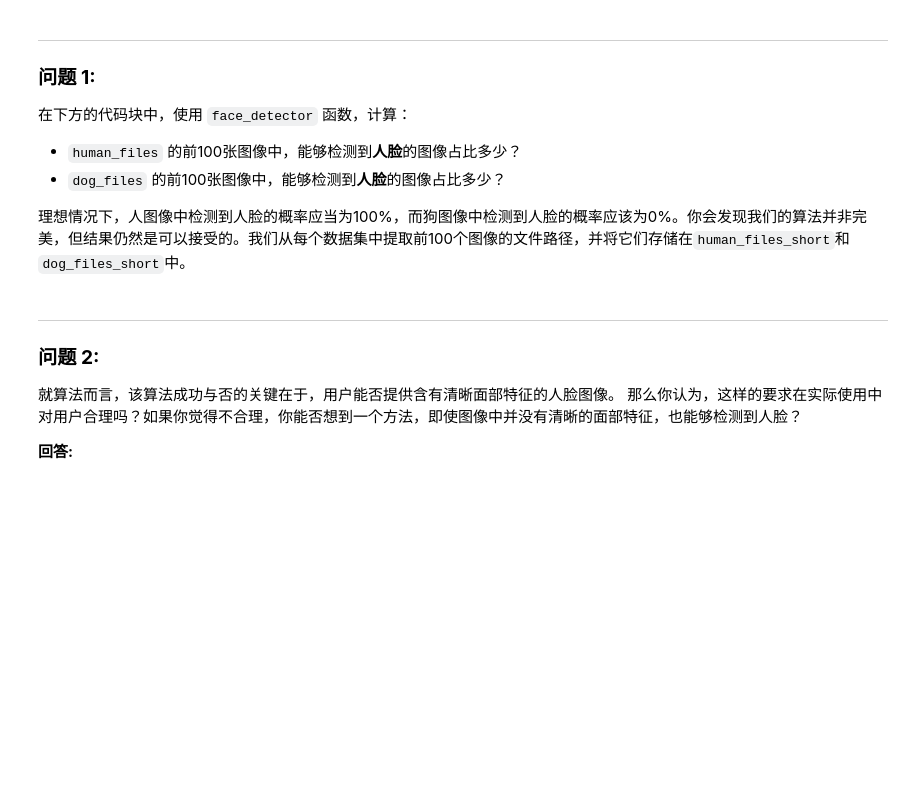
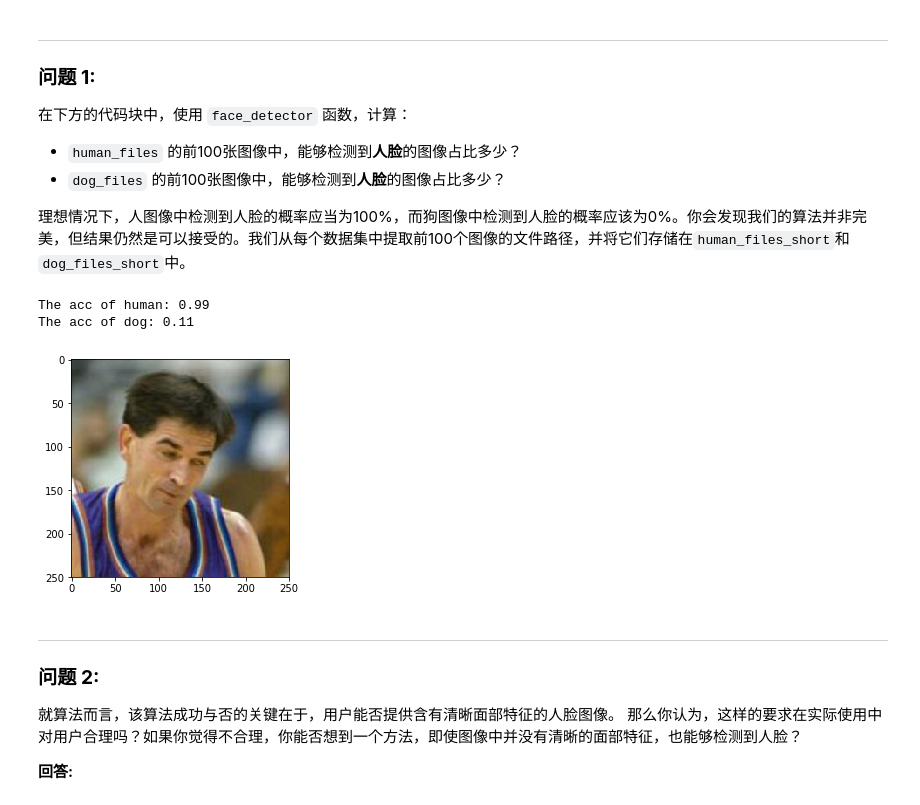
Before and after one commit to justlittle/dog_project, a Jupyter notebook: dog_app.ipynb, the cells around one changed output. Drawn from its saved outputs; the diff is of its cells as text; code cells hidden in the pictures; blank space fills up the shorter version.

```diff
--- a/dog_app.ipynb
+++ b/dog_app.ipynb
@@ -154,6 +165,21 @@ def face_detector(img_path):
     gray = cv2.cvtColor(img, cv2.COLOR_BGR2GRAY)
     faces = face_cascade.detectMultiScale(gray)
     return len(faces) > 0
+# %%
+def face_print(img_path):
+    img = cv2.imread(img_path)
+    gray = cv2.cvtColor(img, cv2.COLOR_BGR2GRAY)
+    faces = face_cascade.detectMultiScale(gray)
+    for (x,y,w,h) in faces:
+        # 在人脸图像中绘制出识别框
+        cv2.rectangle(img,(x,y),(x+w,y+h),(255,0,0),2)
+
+    # 将BGR图像转变为RGB图像以打印
+    cv_rgb = cv2.cvtColor(img, cv2.COLOR_BGR2RGB)
+
+    # 展示含有识别框的图像
+    plt.imshow(cv_rgb)
+    plt.show()
 # %% [markdown]
 ### **【练习】** 评估人脸检测模型
 # %% [markdown]
@@ -180,6 +206,19 @@ dog_files_short = train_files[:100]
 
 human_result_1 = len([each for each in map(face_detector, human_files_short) if each ])/len(human_files_short)
 dog_result_1 = len([each for each in map(face_detector, dog_files_short) if each ])/len(dog_files_short)
+
+print("The acc of human:",human_result_1)
+print("The acc of dog:",dog_result_1)
+# %% [output]
+The acc of human: 0.99
+The acc of dog: 0.11
+# %%
+for each in human_files_short:
+    result = face_detector(each)
+    if not result:
+        face_print(each)
+# %% [output]
+[figure, added]
 # %% [markdown]
 ---
 
```
Also changed, not shown: parts of 47 cells of this notebook, 7 other files.
